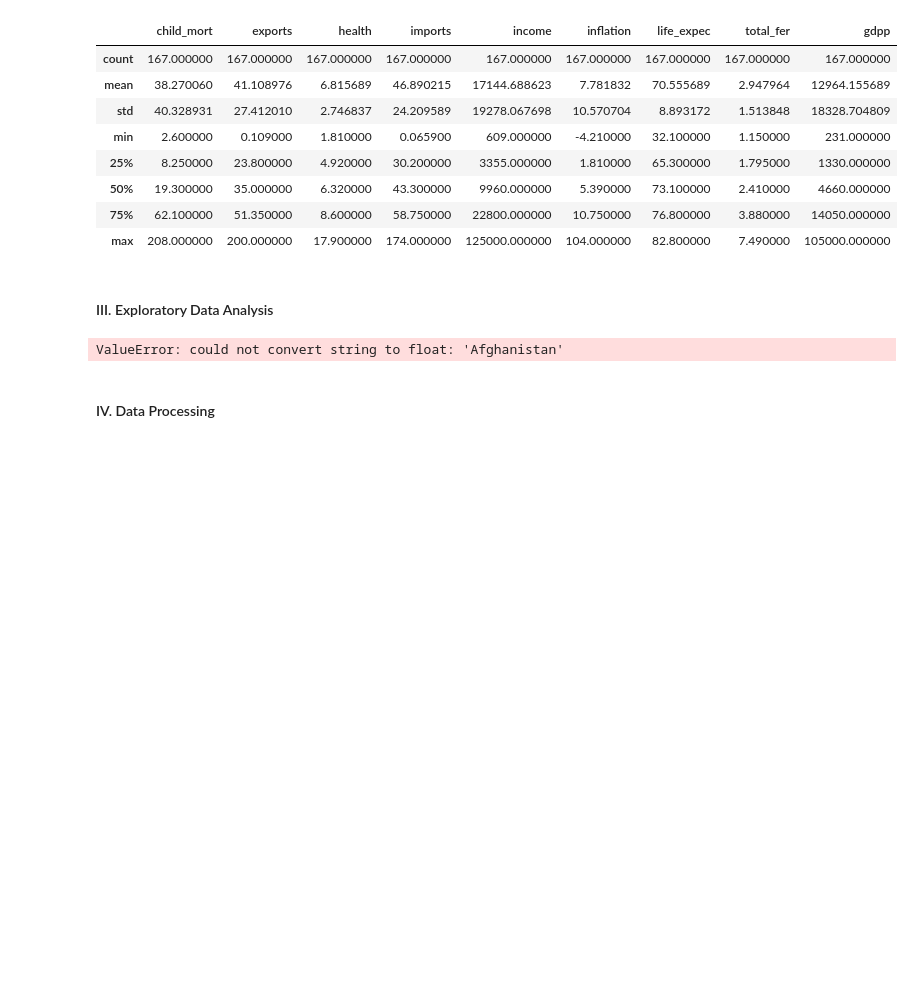
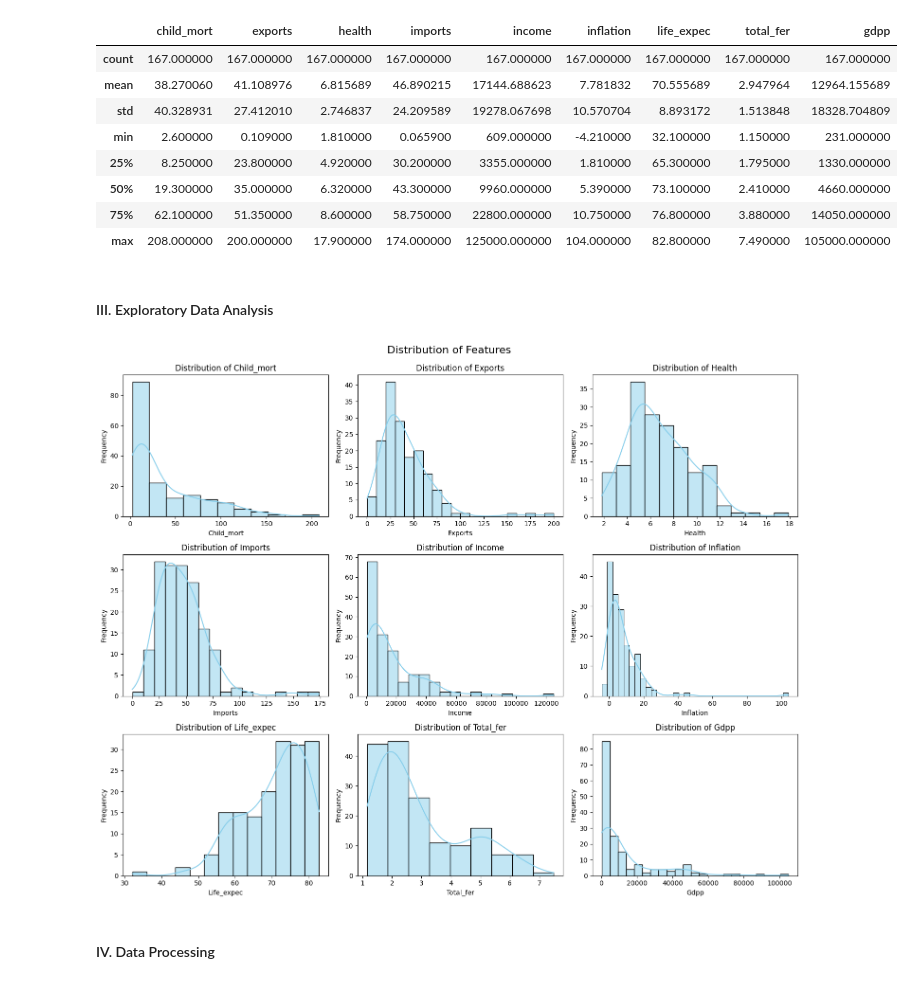
Before and after one commit to hirajya/CCADMACL_PROJECT_COM222, a Jupyter notebook: notebooks/ULCD.ipynb, the cells around one changed output. Cells and saved outputs as stored; diff of their text form; code cells hidden in the pictures; blank space fills up the shorter version.

```diff
--- a/notebooks/ULCD.ipynb
+++ b/notebooks/ULCD.ipynb
@@ -94,18 +94,38 @@ df.describe()
 | max | 208.000000 | 200.000000 | 17.900000 | 174.000000 | 125000.000000 | 104.000000 | 82.800000 | 7.490000 | 105000.000000 |
 # %% [markdown]
 #### III. Exploratory Data Analysis
-# %%
-# Visualize correlations between features
-sns.heatmap(df.corr(), annot=True, cmap='coolwarm', fmt=".2f")
-plt.title('Correlation Matrix')
-plt.show()
-
-# Visualize distributions of features
-df.hist(figsize=(12, 10), bins=20)
-plt.tight_layout()
-plt.show()
-# %% [output]
-ValueError: could not convert string to float: 'Afghanistan'
+# %%
+# Plotting the distribution of each feature
+import math
+
+features = df.columns[1:]
+n_features = len(features)
+
+# Dynamically calculate grid size
+rows = math.ceil(n_features / 3)  # 3 columns per row
+cols = 3
+fig, axes = plt.subplots(nrows=rows, ncols=cols, figsize=(15, rows * 4))
+
+# Flatten axes for easy iteration
+axes = axes.flatten()
+
+# Plot each feature's distribution
+for i, col in enumerate(features):
+    sns.histplot(df[col], kde=True, ax=axes[i], color='skyblue')
+    axes[i].set_title(f'Distribution of {col.capitalize()}', fontsize=12)
+    axes[i].set_xlabel(col.capitalize(), fontsize=10)
+    axes[i].set_ylabel('Frequency', fontsize=10)
+
+# Remove empty subplots if any
+for j in range(i + 1, len(axes)):
+    fig.delaxes(axes[j])
+
+# Adjust layout
+plt.tight_layout(rect=[0, 0, 1, 0.96])
+fig.suptitle('Distribution of Features', fontsize=16)
+plt.show()
+# %% [output]
+[figure, added]
 # %% [markdown]
 #### IV. Data Processing
 # %%
```
Also changed, not shown: parts of 5 cells of this notebook.
